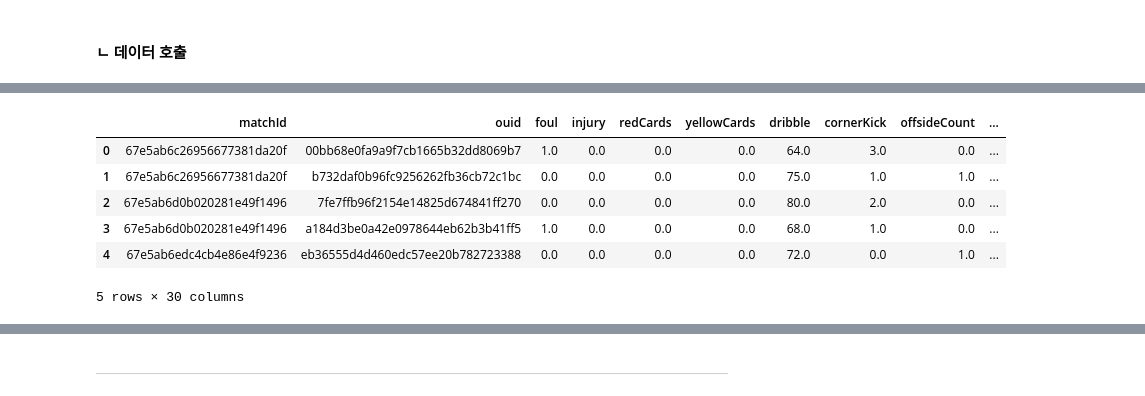
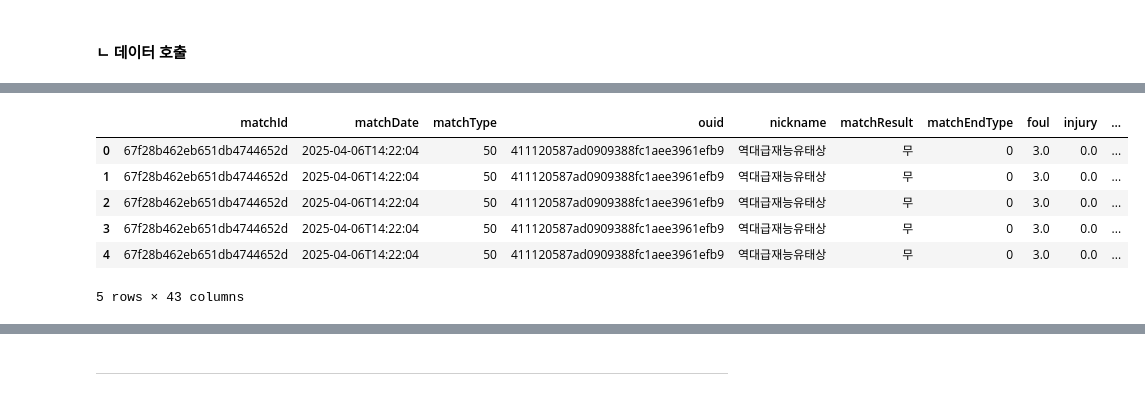
Before and after one commit to harrym8n/Proj_FC_Online, a Jupyter notebook: fconline_analysis_insight.ipynb, the cells around one changed output, grey strips where cells are left out. Saved outputs shown, nothing was run; the diff lists cells and outputs as text; code cells hidden in the pictures.

```diff
--- a/fconline_analysis_insight.ipynb
+++ b/fconline_analysis_insight.ipynb
@@ -60,0 +69,7 @@ print(outlier_processed_df.shape)
+# %%
+# 내 데이터
+## 데이터 프레임 생성
+my_match_df = pd.read_csv('./data/my_match_data.csv', encoding='utf-8-sig')
+
+## 데이터 크기 확인
+print(my_match_df.shape)
@@ -72,11 +100,11 @@ match_df.head()
 # %%
-# 데이터 프레임별 head 확인
-match_merge_df.head()
+# 데이터 프레임별 head 확인 - 내 경기 데이터
+my_match_df.head()
 # %% [output]
-|  | matchId | ouid | foul | injury | redCards | yellowCards | dribble | cornerKick | offsideCount | ... |
-| 0 | 67e5ab6c26956677381da20f | 00bb68e0fa9a9f7cb1665b32dd8069b7 | 1.0 | 0.0 | 0.0 | 0.0 | 64.0 | 3.0 | 0.0 | ... |
-| 1 | 67e5ab6c26956677381da20f | b732daf0b96fc9256262fb36cb72c1bc | 0.0 | 0.0 | 0.0 | 0.0 | 75.0 | 1.0 | 1.0 | ... |
-| 2 | 67e5ab6d0b020281e49f1496 | 7fe7ffb96f2154e14825d674841ff270 | 0.0 | 0.0 | 0.0 | 0.0 | 80.0 | 2.0 | 0.0 | ... |
-| 3 | 67e5ab6d0b020281e49f1496 | a184d3be0a42e0978644eb62b3b41ff5 | 1.0 | 0.0 | 0.0 | 0.0 | 68.0 | 1.0 | 0.0 | ... |
-| 4 | 67e5ab6edc4cb4e86e4f9236 | eb36555d4d460edc57ee20b782723388 | 0.0 | 0.0 | 0.0 | 0.0 | 72.0 | 0.0 | 1.0 | ... |
+|  | matchId | matchDate | matchType | ouid | nickname | matchResult | matchEndType | foul | injury | ... |
+| 0 | 67f28b462eb651db4744652d | 2025-04-06T14:22:04 | 50 | 411120587ad0909388fc1aee3961efb9 | 역대급재능유태상 | 무 | 0 | 3.0 | 0.0 | ... |
+| 1 | 67f28b462eb651db4744652d | 2025-04-06T14:22:04 | 50 | 411120587ad0909388fc1aee3961efb9 | 역대급재능유태상 | 무 | 0 | 3.0 | 0.0 | ... |
+| 2 | 67f28b462eb651db4744652d | 2025-04-06T14:22:04 | 50 | 411120587ad0909388fc1aee3961efb9 | 역대급재능유태상 | 무 | 0 | 3.0 | 0.0 | ... |
+| 3 | 67f28b462eb651db4744652d | 2025-04-06T14:22:04 | 50 | 411120587ad0909388fc1aee3961efb9 | 역대급재능유태상 | 무 | 0 | 3.0 | 0.0 | ... |
+| 4 | 67f28b462eb651db4744652d | 2025-04-06T14:22:04 | 50 | 411120587ad0909388fc1aee3961efb9 | 역대급재능유태상 | 무 | 0 | 3.0 | 0.0 | ... |
-5 rows × 30 columns
+5 rows × 43 columns
```
Also changed, not shown: parts of 108 cells of this notebook, 3 other files.
